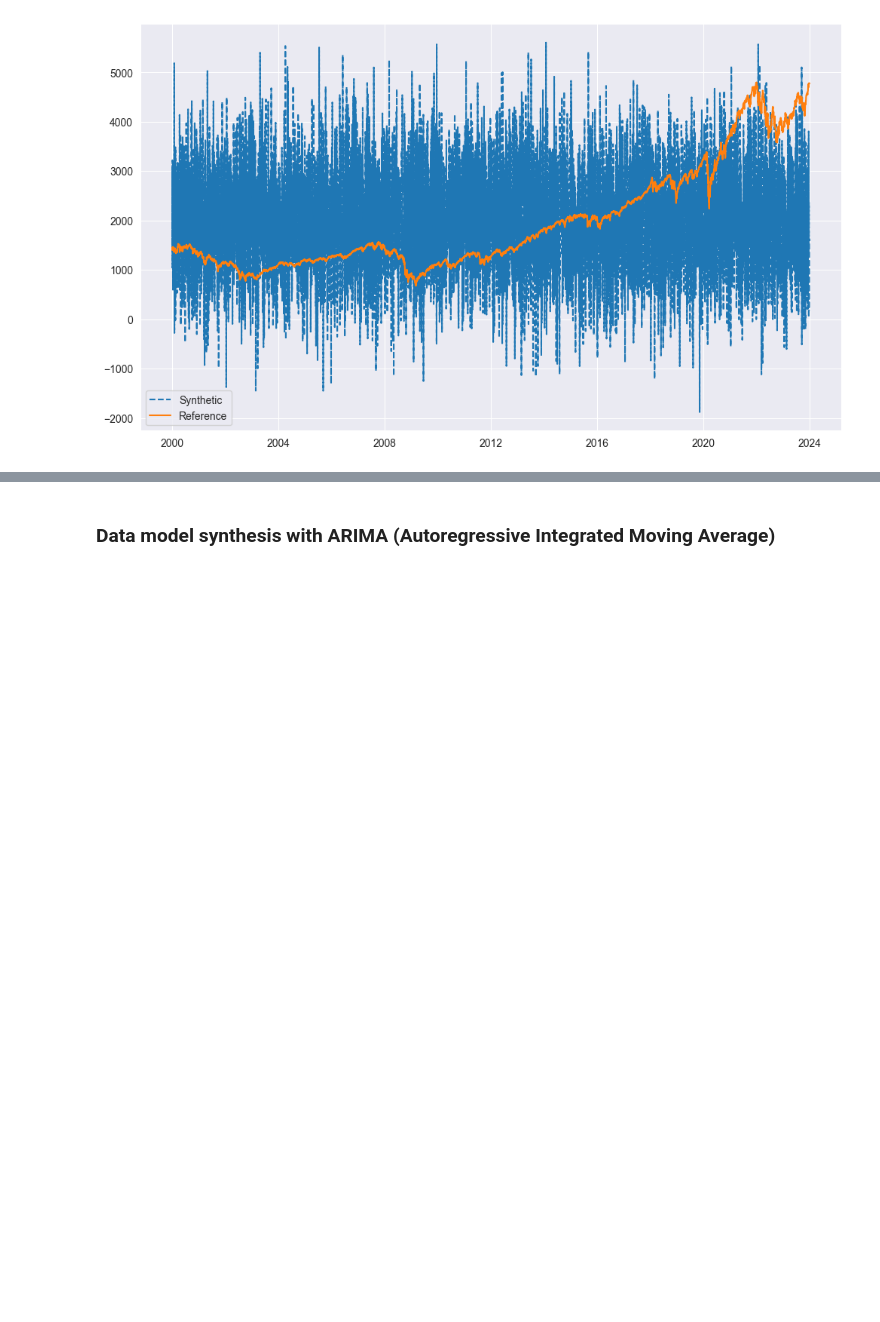
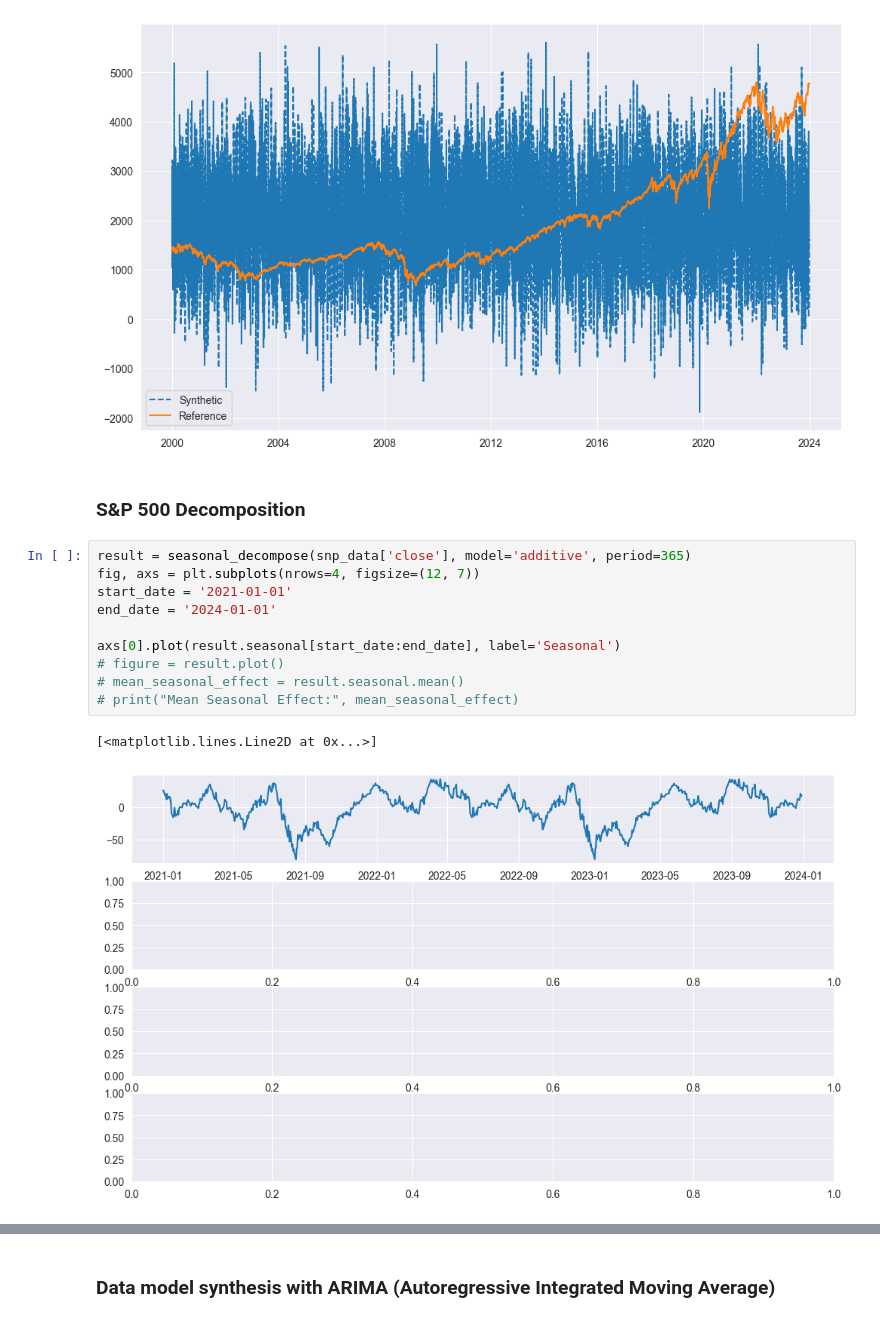
Before and after one commit to eddienubes/datascience-for-ek, a Jupyter notebook: project1/analysis.ipynb, the cells around one changed output, grey strips where cells are left out. Drawn from its saved outputs; the diff is of its cells as text; blank space fills up the shorter version.

Commit message:
feat(analysis): plot changes

```diff
--- a/project1/analysis.ipynb
+++ b/project1/analysis.ipynb
@@ -155,3 +156,18 @@ ax.legend()
 # %% [output]
 <matplotlib.legend.Legend at 0x...>
 [figure]
+# %% [markdown]
+### S&P 500 Decomposition
+# %%
+result = seasonal_decompose(snp_data['close'], model='additive', period=365)
+fig, axs = plt.subplots(nrows=4, figsize=(12, 7))
+start_date = '2021-01-01'
+end_date = '2024-01-01'
+
+axs[0].plot(result.seasonal[start_date:end_date], label='Seasonal')
+# figure = result.plot()
+# mean_seasonal_effect = result.seasonal.mean()
+# print("Mean Seasonal Effect:", mean_seasonal_effect)
+# %% [output]
+[<matplotlib.lines.Line2D at 0x...>]
+[figure, added]
```
Also changed, not shown: parts of 7 cells of this notebook.
